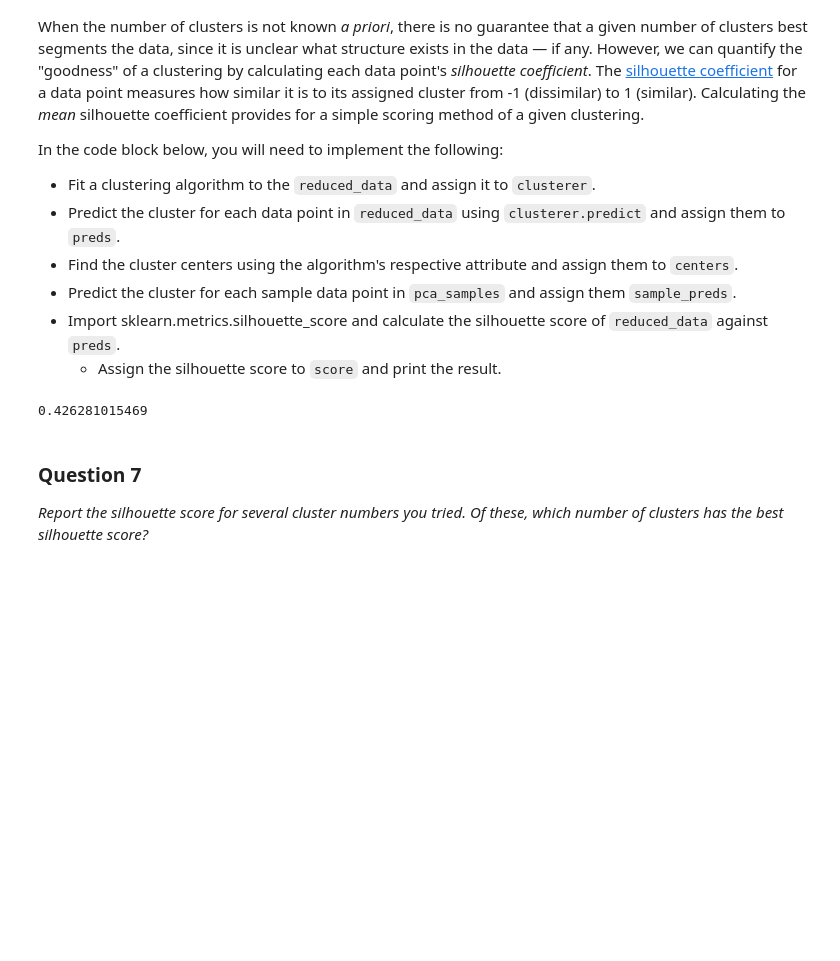
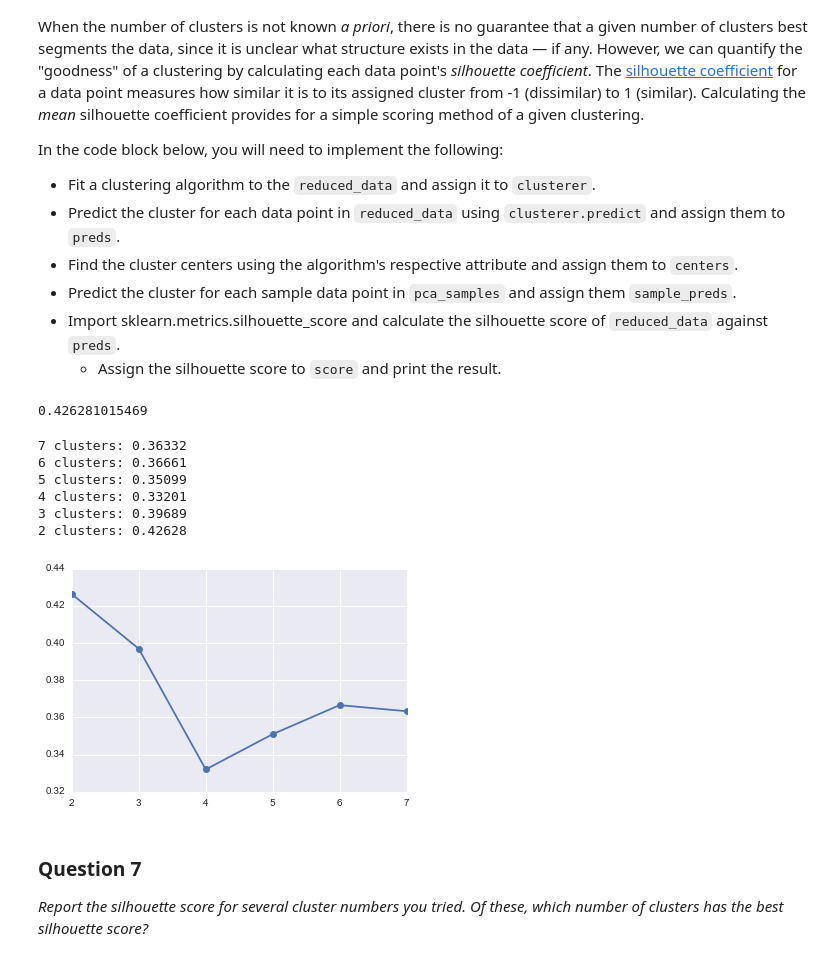
Before and after one commit to archelogos/ml-unsupervised-project, a Jupyter notebook: customer_segments.ipynb, the cells around one changed output. Saved outputs shown, nothing was run; the diff lists cells and outputs as text; code cells hidden in the pictures; blank space fills up the shorter version.

```diff
--- a/customer_segments.ipynb
+++ b/customer_segments.ipynb
@@ -575,6 +606,37 @@ print score
 #plt.plot(clusters_list, scores)
 # %% [output]
 0.426281015469
+# %%
+#keep the scores for each cluster size
+sil_scores = []
+
+for i in range(7,1,-1):
+    clusterer = KMeans(i, random_state=0).fit(reduced_data)
+    # TODO: Predict the cluster for each data point
+    preds = clusterer.predict(reduced_data)
+
+    # TODO: Find the cluster centers
+    centers = clusterer.cluster_centers_
+
+    # TODO: Predict the cluster for each transformed sample data point
+    sample_preds = clusterer.predict(pca_samples)
+
+    # TODO: Calculate the mean silhouette coefficient for the number of clusters chosen
+    score = silhouette_score(reduced_data, preds)
+    sil_scores.append(score)
+    print i, 'clusters:', score.round(5)
+
+# plot the scores
+import matplotlib.pyplot as plt
+_ = plt.plot(np.arange(7,1,-1), sil_scores, '-o')
+# %% [output]
+7 clusters: 0.36332
+6 clusters: 0.36661
+5 clusters: 0.35099
+4 clusters: 0.33201
+3 clusters: 0.39689
+2 clusters: 0.42628
+[figure, added]
 # %% [markdown]
 ### Question 7
 *Report the silhouette score for several cluster numbers you tried. Of these, which number of clusters has the best silhouette score?*
```
Also changed, not shown: parts of 15 cells of this notebook, 1 other file.
